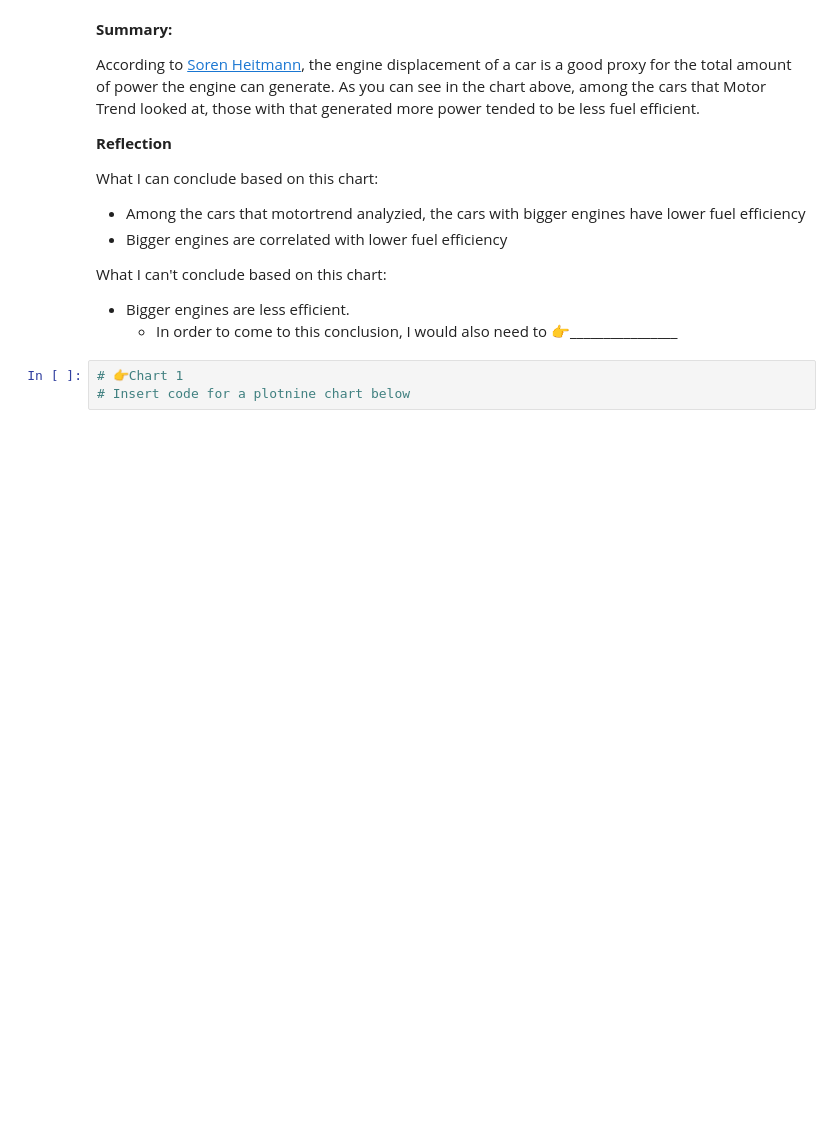
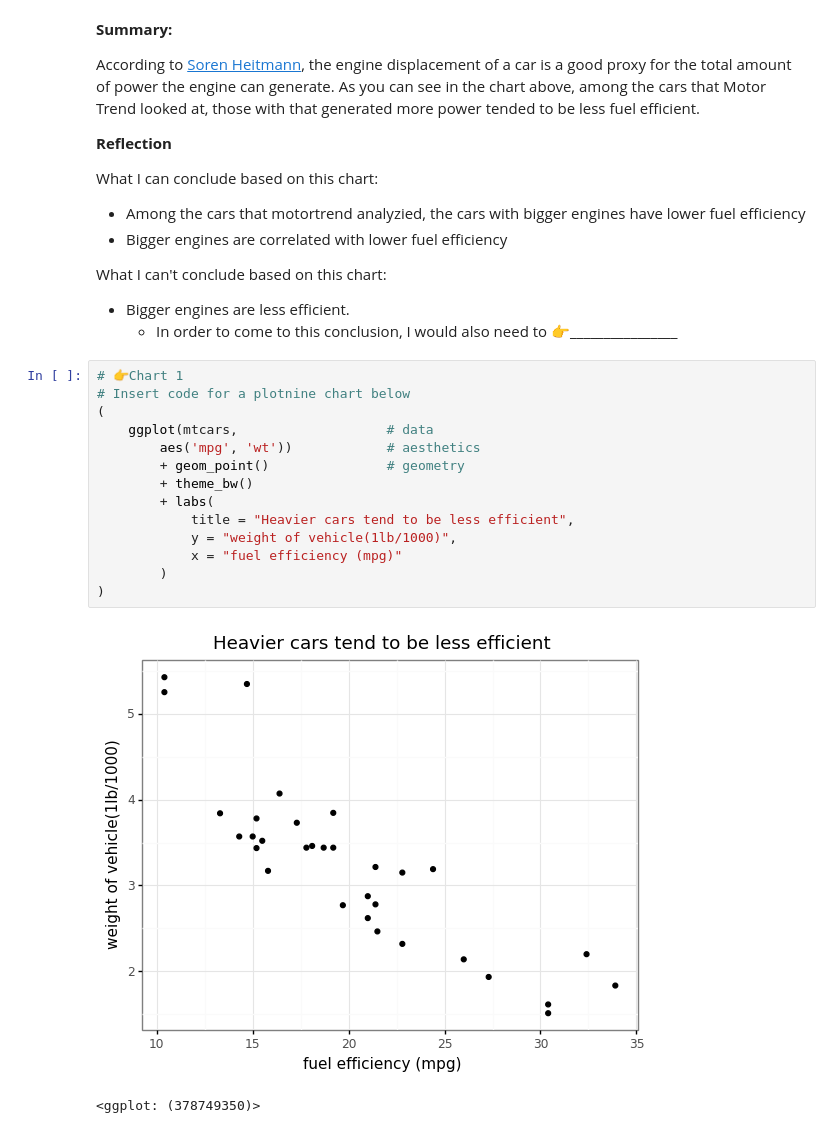
Before and after one commit to code4journalism/learning-plotnine-stephenanti, a Jupyter notebook: practice-plotnine.ipynb, the cells around one changed output. Saved outputs shown, nothing was run; the diff lists cells and outputs as text; blank space fills up the shorter version.

```diff
--- a/practice-plotnine.ipynb
+++ b/practice-plotnine.ipynb
@@ -100,3 +100,17 @@ What I can't conclude based on this chart:
 # %%
 # 👉Chart 1
 # Insert code for a plotnine chart below
+(
+    ggplot(mtcars,                   # data
+        aes('mpg', 'wt'))            # aesthetics
+        + geom_point()               # geometry
+        + theme_bw()
+        + labs(
+            title = "Heavier cars tend to be less efficient",
+            y = "weight of vehicle(1lb/1000)",
+            x = "fuel efficiency (mpg)"
+        )
+)
+# %% [output]
+[figure, added]
+<ggplot: (378749350)>
```
Also changed, not shown: parts of 9 cells of this notebook.
